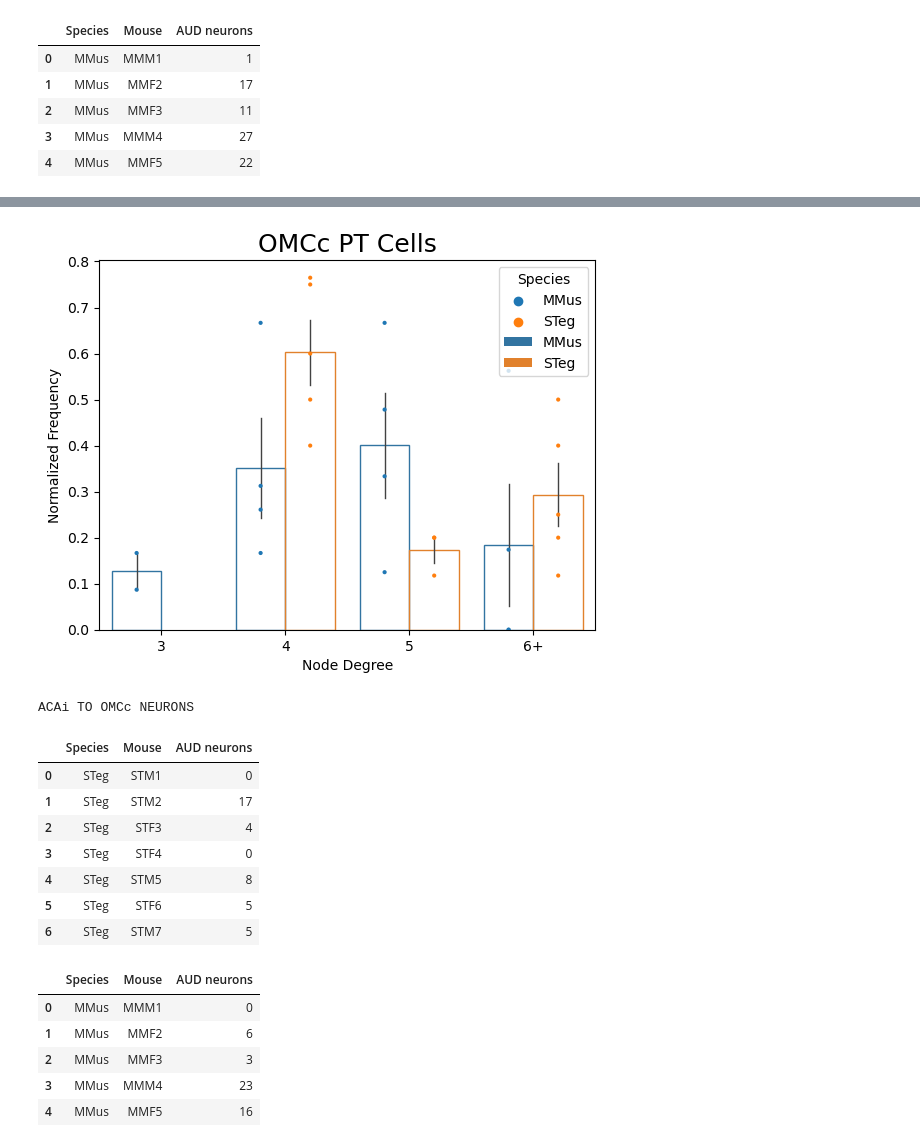
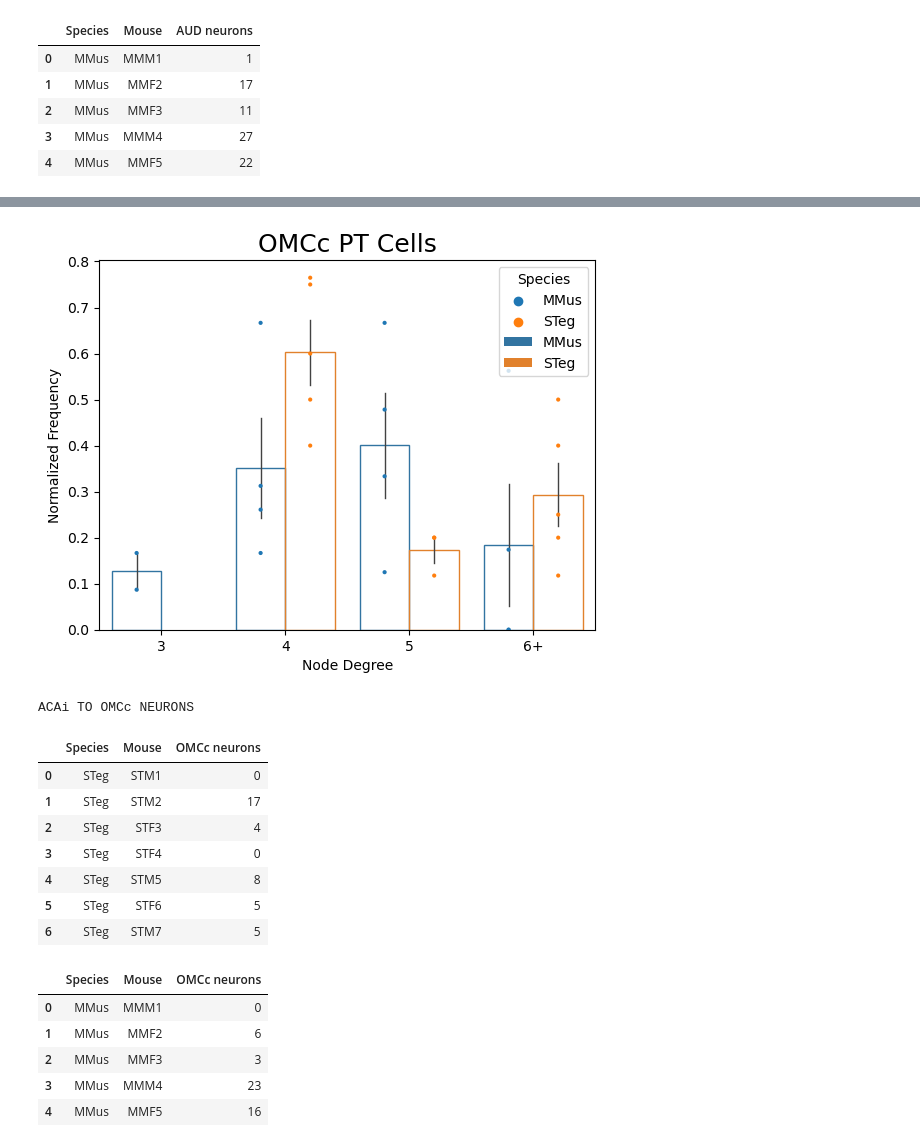
Before and after one commit to eisko/MAPseq_analysis, a Jupyter notebook: M194_M220_ACA_SC2.ipynb, the cells around one changed output, grey strips where cells are left out. Cells and saved outputs as stored; diff of their text form; code cells hidden in the pictures.

```diff
--- a/M194_M220_ACA_SC2.ipynb
+++ b/M194_M220_ACA_SC2.ipynb
@@ -264,31 +252,31 @@ ACAi TO AUD NEURONS
 # %%
 # seperate OMCc neurons
 omcc_it_mm = subset_neurons(aca_it_mm, area='OMCc')
 omcc_it_st = subset_neurons(aca_it_st, area='OMCc')
 omcc_pt_mm = subset_neurons(aca_pt_mm, area='OMCc')
 omcc_pt_st = subset_neurons(aca_pt_st, area='OMCc')
 
 # calculate degrees for omcc cells
 omcc_mm_it_nodes = df_to_nodes(omcc_it_mm, drop=["ACAi"], mice=mice_mm, species="MMus")
 omcc_st_it_nodes = df_to_nodes(omcc_it_st, drop=["ACAi"], mice=mice_st, species="STeg")
 omcc_mm_pt_nodes = df_to_nodes(omcc_pt_mm, drop=["ACAi"], mice=mice_mm, species="MMus")
 omcc_st_pt_nodes = df_to_nodes(omcc_pt_st, drop=["ACAi"], mice=mice_st, species="STeg")
 
 omcc_mm_pt_nodes_5and = node_to_nand(omcc_mm_pt_nodes)
 omcc_st_pt_nodes_5and = node_to_nand(omcc_st_pt_nodes)
 plot = pd.concat([omcc_mm_it_nodes, omcc_st_it_nodes])
 dot_bar_plot(plot, "OMCc IT Cells")
 plot = pd.concat([omcc_mm_pt_nodes_5and, omcc_st_pt_nodes_5and])
 dot_bar_plot(plot, "OMCc PT Cells")
 
 print('ACAi TO OMCc NEURONS')
-display(print_nums(omcc_pt_st, species='STeg', mice=mice_st))
-display(print_nums(omcc_pt_mm))
+display(print_nums(omcc_pt_st, species='STeg', mice=mice_st, area='OMCc'))
+display(print_nums(omcc_pt_mm, area='OMCc'))
 # %% [output]
 [figure]
 [figure]
 ACAi TO OMCc NEURONS
-|  | Species | Mouse | AUD neurons |
+|  | Species | Mouse | OMCc neurons |
 | 0 | STeg | STM1 | 0 |
 | 1 | STeg | STM2 | 17 |
 | 2 | STeg | STF3 | 4 |
@@ -296,7 +284,7 @@ ACAi TO OMCc NEURONS
 | 4 | STeg | STM5 | 8 |
 | 5 | STeg | STF6 | 5 |
 | 6 | STeg | STM7 | 5 |
-|  | Species | Mouse | AUD neurons |
+|  | Species | Mouse | OMCc neurons |
 | 0 | MMus | MMM1 | 0 |
 | 1 | MMus | MMF2 | 6 |
 | 2 | MMus | MMF3 | 3 |
```
Also changed, not shown: parts of 4 cells of this notebook, 1 other file.
